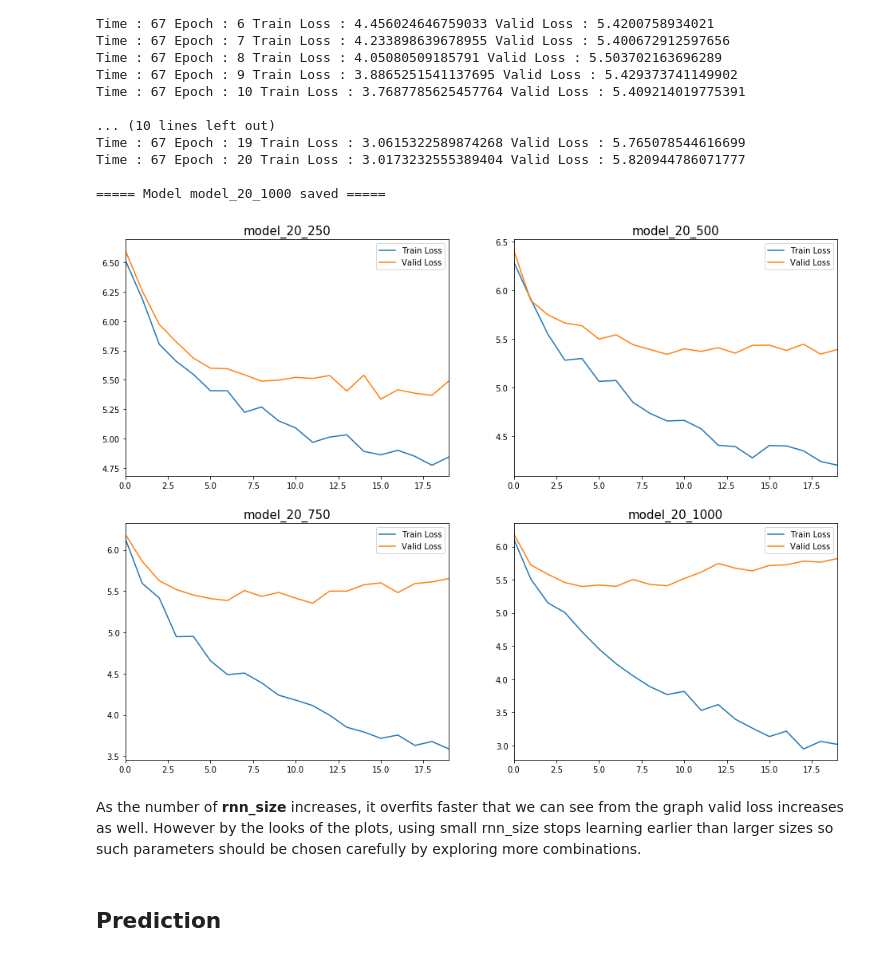
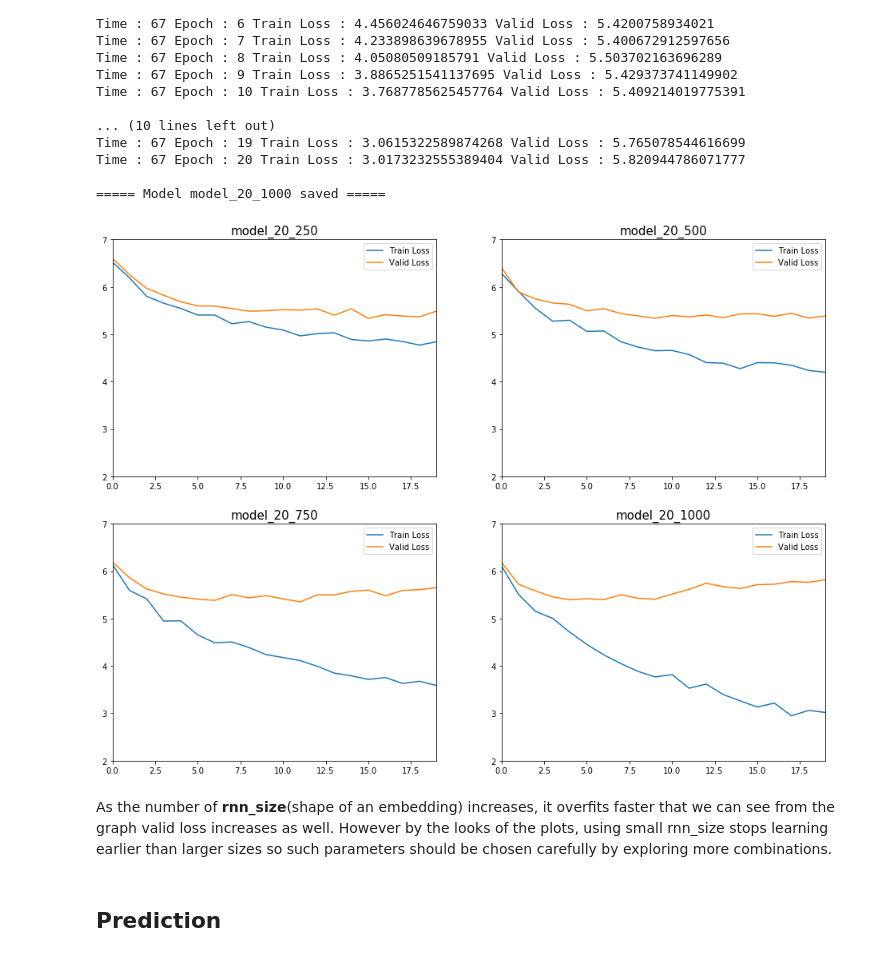
Before and after one commit to hsong1101/Headline-Generator, a Jupyter notebook: Text_Generation - Full.ipynb, the cells around one changed output. Cells and saved outputs as stored; diff of their text form; code cells hidden in the pictures.

```diff
--- a/Text_Generation - Full.ipynb
+++ b/Text_Generation - Full.ipynb
@@ -372,21 +393,25 @@ model_20_1000_losses = pd.read_csv('./losses/model_20_1000_losses')
 # %%
 fix, ax = plt.subplots(2, 2, figsize=(16, 12))
 
 model_20_250_losses.plot(ax=ax[0][0])
 ax[0][0].set_title('model_20_250', size=15)
+ax[0][0].set_ylim(2, 7)
 
 model_20_500_losses.plot(ax=ax[0][1])
 ax[0][1].set_title('model_20_500', size=15)
+ax[0][1].set_ylim(2, 7)
 
 model_20_750_losses.plot(ax=ax[1][0])
 ax[1][0].set_title('model_20_750', size=15)
+ax[1][0].set_ylim(2, 7)
 
 model_20_1000_losses.plot(ax=ax[1][1])
-ax[1][1].set_title('model_20_1000', size=15);
+ax[1][1].set_title('model_20_1000', size=15)
+ax[1][1].set_ylim(2, 7);
 # %% [output]
-[figure, old version]
+[figure, new version]
 # %% [markdown]
-As the number of <b>rnn_size</b> increases, it overfits faster that we can see from the graph valid loss increases as well. However by the looks of the plots, using small rnn_size stops learning earlier than larger sizes so such parameters should be chosen carefully by exploring more combinations.
+As the number of <b>rnn_size</b>(shape of an embedding) increases, it overfits faster that we can see from the graph valid loss increases as well. However by the looks of the plots, using small rnn_size stops learning earlier than larger sizes so such parameters should be chosen carefully by exploring more combinations.
 # %% [markdown]
 ## Prediction
 # %% [markdown]
```
Also changed, not shown: parts of 39 cells of this notebook, 2 other files.
